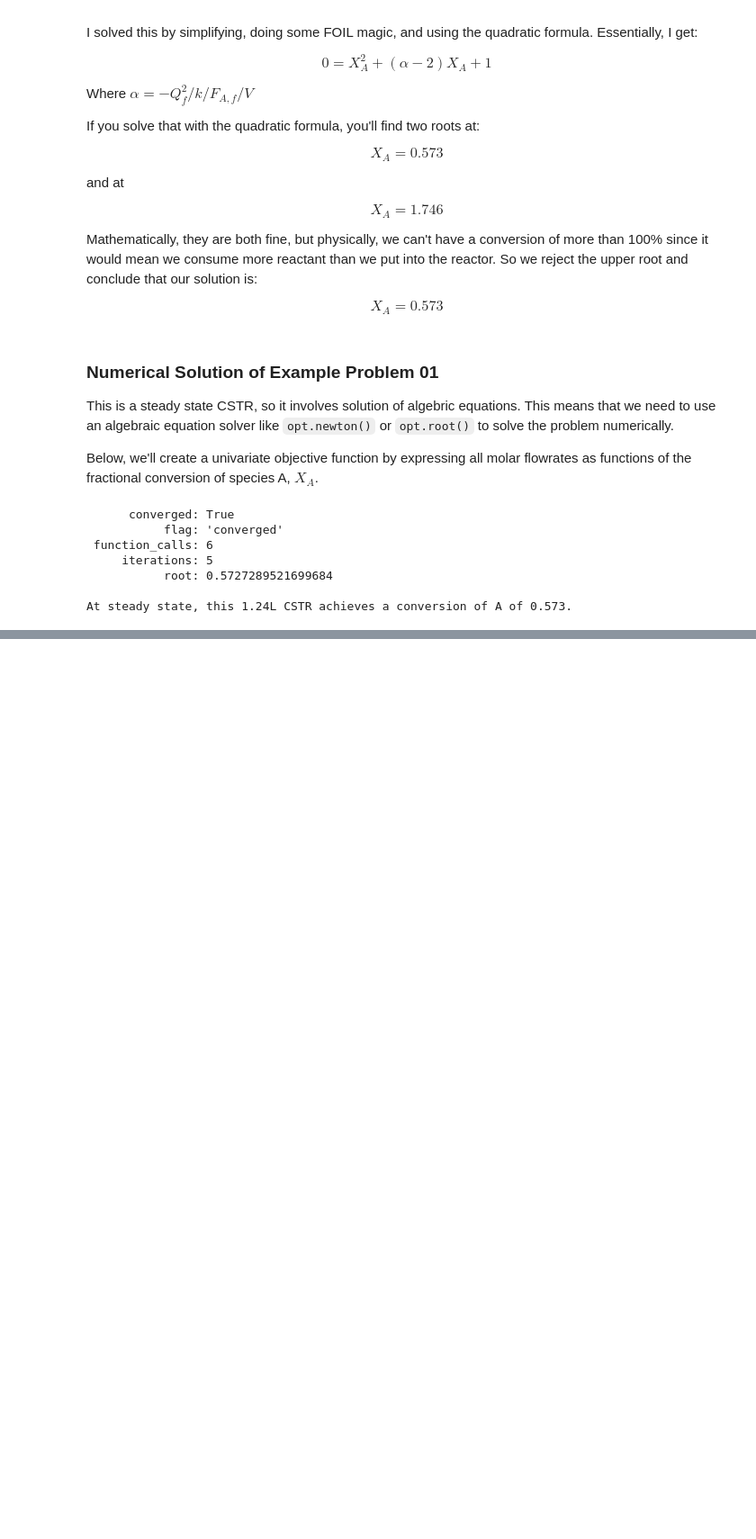
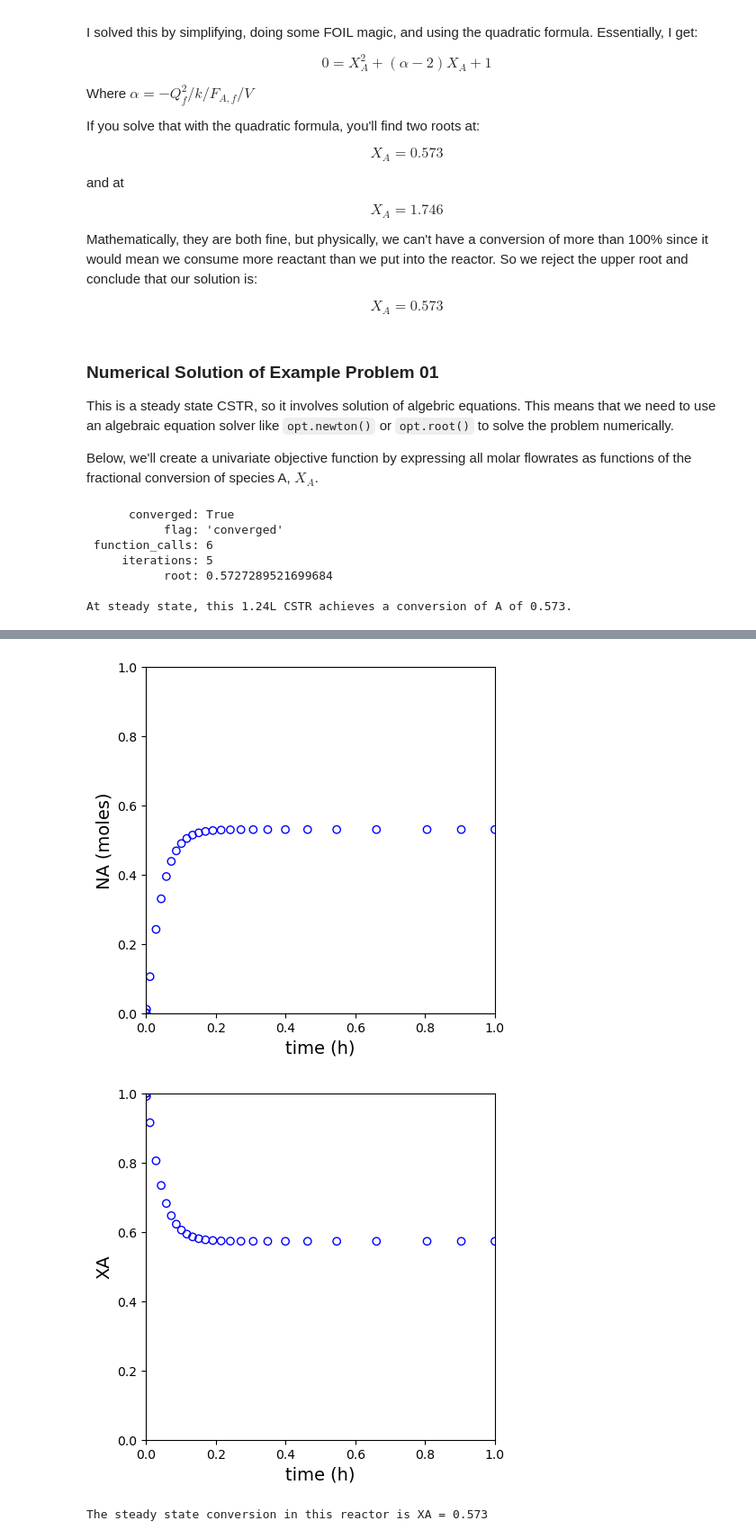
Before and after one commit to jqbond/CEN587, a Jupyter notebook: Recitation/587-R06.ipynb, the cells around one changed output, grey strips where cells are left out. Shown at 90% size. Saved outputs shown, nothing was run; the diff lists cells and outputs as text; code cells hidden in the pictures; blank space fills up the shorter version.

```diff
--- a/Recitation/587-R06.ipynb
+++ b/Recitation/587-R06.ipynb
@@ -213,0 +285,49 @@ The steady state conversion in this reactor is XA = 0.573
+# %%
+def P02a(t, var):
+    NA  = var[0]
+    NB  = var[1]
+
+    FAf = CAf * Qf
+    FBf = CBf * Qf
+
+    CA  = NA/V
+    CB  = NB/V
+    FA  = CA*Qf
+    FB  = CB*Qf
+    r   = k*CA*CB
+    RA  = - r
+    RB  = - r
+
+    dNAdt = FAf - FA + RA*V
+    dNBdt = FBf - FB + RB*V
+    return [dNAdt, dNBdt]
+
+N0 = [0.0, 0.0]
+tspan = [0, 1]
+sol_tCSTRa = solve_ivp(P02a, tspan, N0, atol = 1e-6, rtol = 1e-6)
+tset = sol_tCSTR.t
+NA   = sol_tCSTR.y[0,:]
+FA   = NA/V*Qf
+XA   = (FAf - FA)/FAf
+
+plt.figure(1, figsize = (5, 5))
+plt.scatter(tset, NA, color = 'none', edgecolors = 'blue')
+plt.xlim(0, tspan[-1])
+plt.xlabel('time (h)', fontsize = 14)
+plt.ylim(0, 1)
+plt.ylabel('NA (moles)', fontsize = 14)
+plt.show(1)
+
+plt.figure(2, figsize = (5, 5))
+plt.scatter(tset, XA, color = 'none', edgecolors = 'blue')
+plt.xlim(0, tspan[-1])
+plt.xlabel('time (h)', fontsize = 14)
+plt.ylim(0, 1)
+plt.ylabel('XA', fontsize = 14)
+plt.show(2)
+
+print(f'The steady state conversion in this reactor is XA = {XA[-1]:0.3f}')
+# %% [output]
+[figure, added]
+[figure, added]
+The steady state conversion in this reactor is XA = 0.573
```
Also changed, not shown: parts of 8 cells of this notebook.
